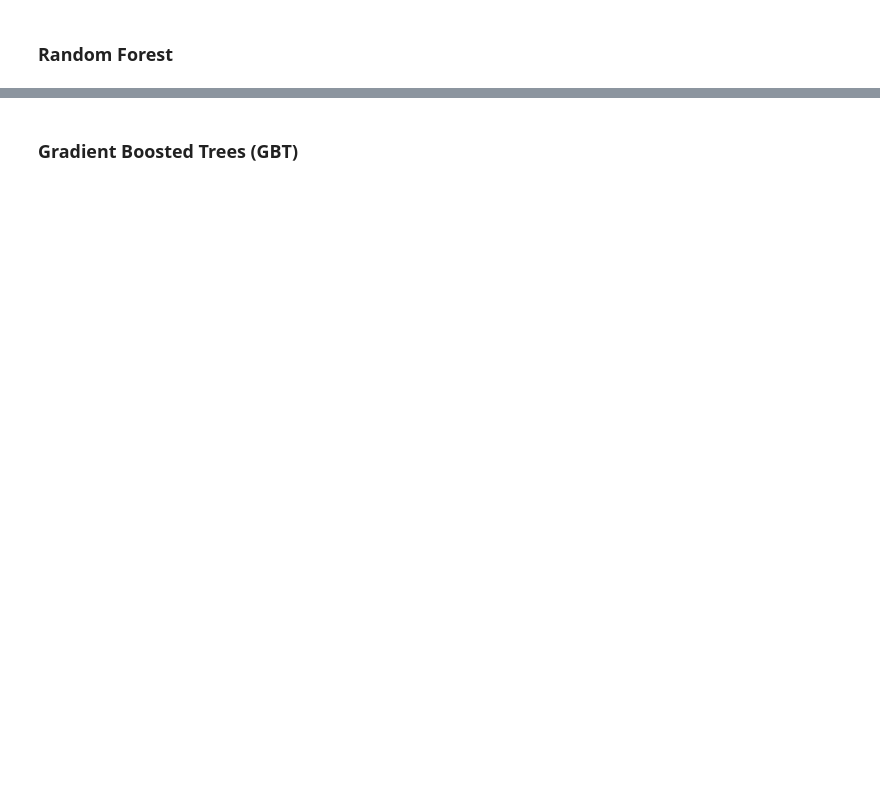
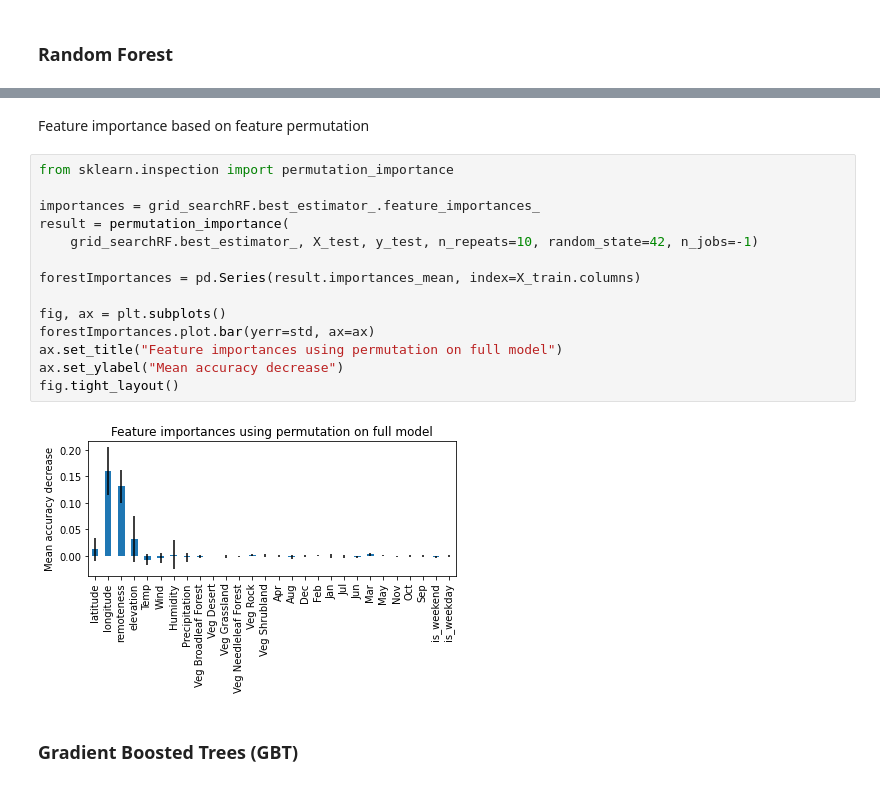
Before and after one commit to DMAgit/Thesis-BSc-Tilburg, a Jupyter notebook: main.ipynb, the cells around one changed output, grey strips where cells are left out. Cells and saved outputs as stored; diff of their text form; blank space fills up the shorter version.

```diff
--- a/main.ipynb
+++ b/main.ipynb
@@ -417,3 +434,21 @@ print("\n")
+# %% [markdown]
+Feature importance based on feature permutation
+# %%
+from sklearn.inspection import permutation_importance
+
+importances = grid_searchRF.best_estimator_.feature_importances_
+result = permutation_importance(
+    grid_searchRF.best_estimator_, X_test, y_test, n_repeats=10, random_state=42, n_jobs=-1)
+
+forestImportances = pd.Series(result.importances_mean, index=X_train.columns)
+
+fig, ax = plt.subplots()
+forestImportances.plot.bar(yerr=std, ax=ax)
+ax.set_title("Feature importances using permutation on full model")
+ax.set_ylabel("Mean accuracy decrease")
+fig.tight_layout()
+# %% [output]
+[figure, added]
 # %% [markdown]
 ### Gradient Boosted Trees (GBT)
 # %%
```
Also changed, not shown: parts of 34 cells of this notebook.
